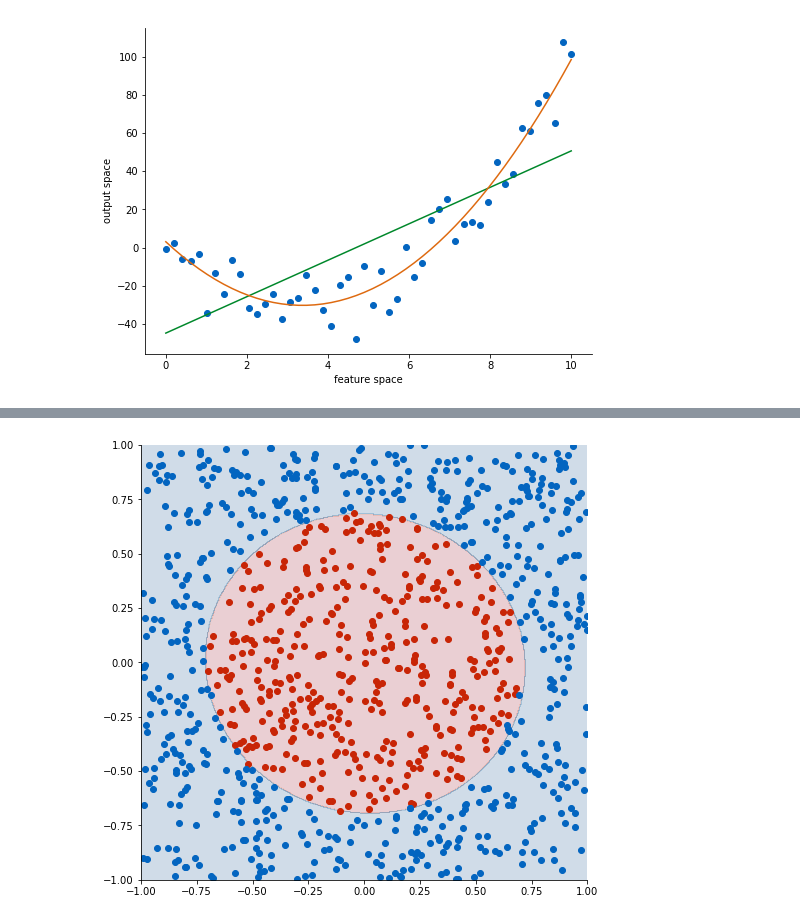
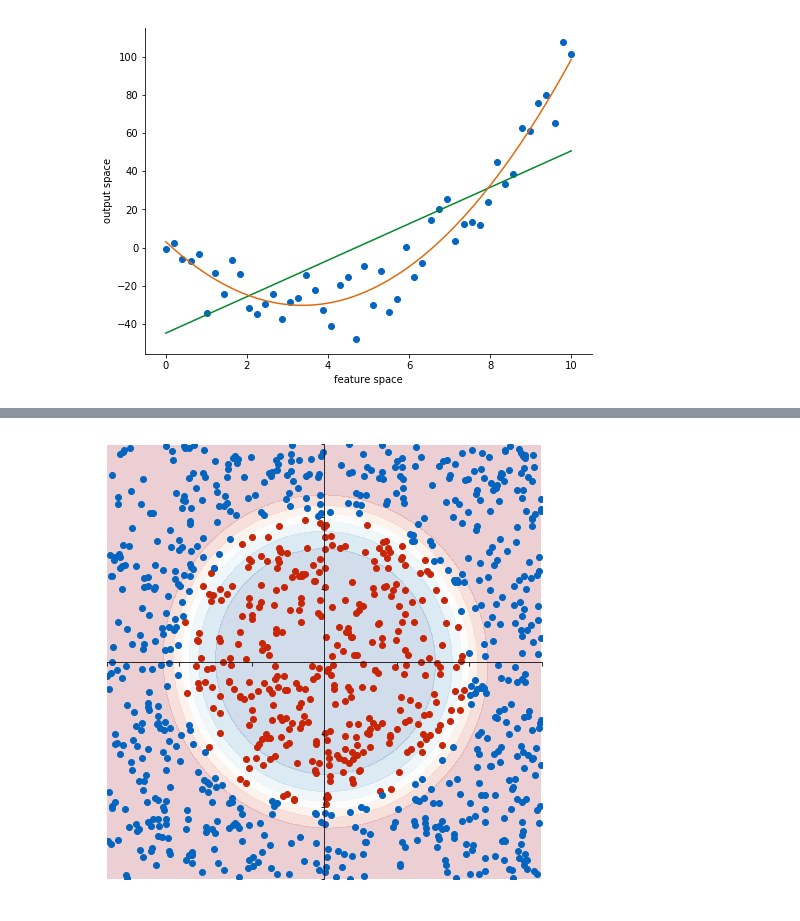
Before and after one commit to pbloem/machine-learning, a Jupyter notebook: code-samples/22 Methodology 2/PCA1.ipynb, the cells around one changed output, grey strips where cells are left out. Saved outputs shown, nothing was run; the diff lists cells and outputs as text; code cells hidden in the pictures.

```diff
--- a/code-samples/22 Methodology 2/PCA1.ipynb
+++ b/code-samples/22 Methodology 2/PCA1.ipynb
@@ -325,8 +342,12 @@ plt.savefig('regression-problem-cross.pdf')
 # %% [output]
 [figure]
 # %%
-x = np.random.rand(1000, 2)* 2.0 - 1.0
-y = np.sign(np.sqrt(x[:, 0]**2 + x[:, 1]**2) - 0.7)
+import numpy as np
+import matplotlib.pyplot as plt
+%matplotlib inline
+
+x = np.random.rand(1000, 2)* 3.0 - 1.5
+y = np.sign(np.sqrt(x[:, 0]**2 + x[:, 1]**2) - 1.0)
 
 xp = x[y < 0]
 xn = x[y > 0]
@@ -336,10 +357,11 @@ plt.figure(figsize=(8, 8))
 plt.scatter(xp[:, 0], xp[:,1], color=RED)
 plt.scatter(xn[:, 0], xn[:,1], color=BLUE)
 
-plt.xlim((-1, 1))
-plt.ylim((-1, 1))
+plt.xlim((-1.5, 1.5))
+plt.ylim((-1.5, 1.5))
 
 clean()
+center()
 
 plt.savefig('circle.pdf')
 # %% [output]
@@ -347,38 +369,42 @@ plt.savefig('circle.pdf')
 # %%
-from sklearn.svm import SVC
+# from sklearn.svm import SVC
+from sklearn.linear_model.logistic import LogisticRegression
 from mlxtend.plotting import plot_decision_regions
 
 xplus = np.column_stack((x[:, 0], x[:, 1], x[:,0]**2, x[:,1]**2, x[:,0] * x[:,1]))
 
-lin = SVC(kernel='linear')
+lin = LogisticRegression()
 lin.fit(xplus, y)
 
 h = 500 # step nums in the mesh
 
-a_min, a_max = -1.0, 1.0
-h_min, h_max = -1.0, 1.0
+a_min, a_max = -1.5, 1.5
+h_min, h_max = -1.5, 1.5
 
 xx, yy = np.meshgrid(np.arange(a_min, a_max, (a_max - a_min)/h),
                      np.arange(h_min, h_max, (h_max - h_min)/h))
 
 xr = xx.ravel()
 yr = yy.ravel()
 
 xyplus = xplus = np.column_stack((xr, yr, xr**2, yr**2, xr*yr))
 
-zz = lin.predict(xyplus)
+zz = lin.predict_proba(xyplus)
+zz = zz[:,0]
 zz = zz.reshape(xx.shape)
 
 plt.figure(figsize=(8, 8))
 
 plt.contourf(xx, yy, zz, cmap='RdBu', alpha=0.2)
 plt.scatter(xp[:, 0], xp[:,1], color=RED)
 plt.scatter(xn[:, 0], xn[:,1], color=BLUE)
 
-plt.xlim((-1, 1))
-plt.ylim((-1, 1))
+plt.xlim((-1.5, 1.5))
+plt.ylim((-1.5, 1.5))
 
 clean()
+center()
+
 plt.savefig('circle-solved.pdf')
 # %% [output]
-[figure, old version]
+[figure, new version]
```
Also changed, not shown: parts of 5 cells of this notebook, 8 other files.
